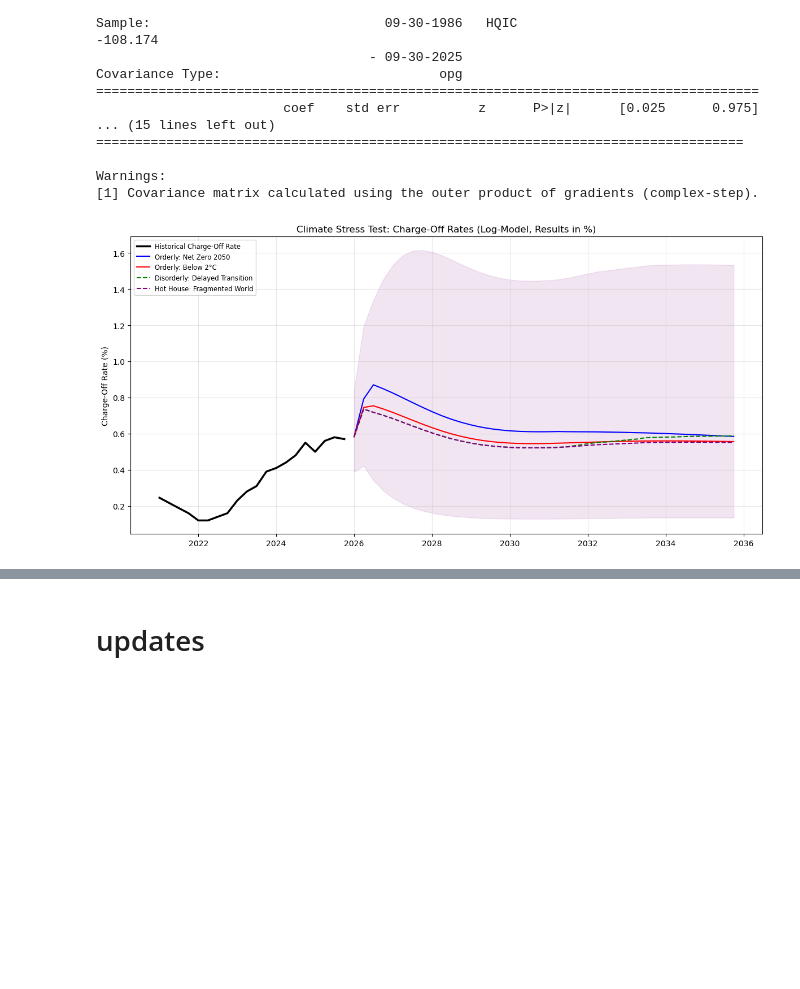
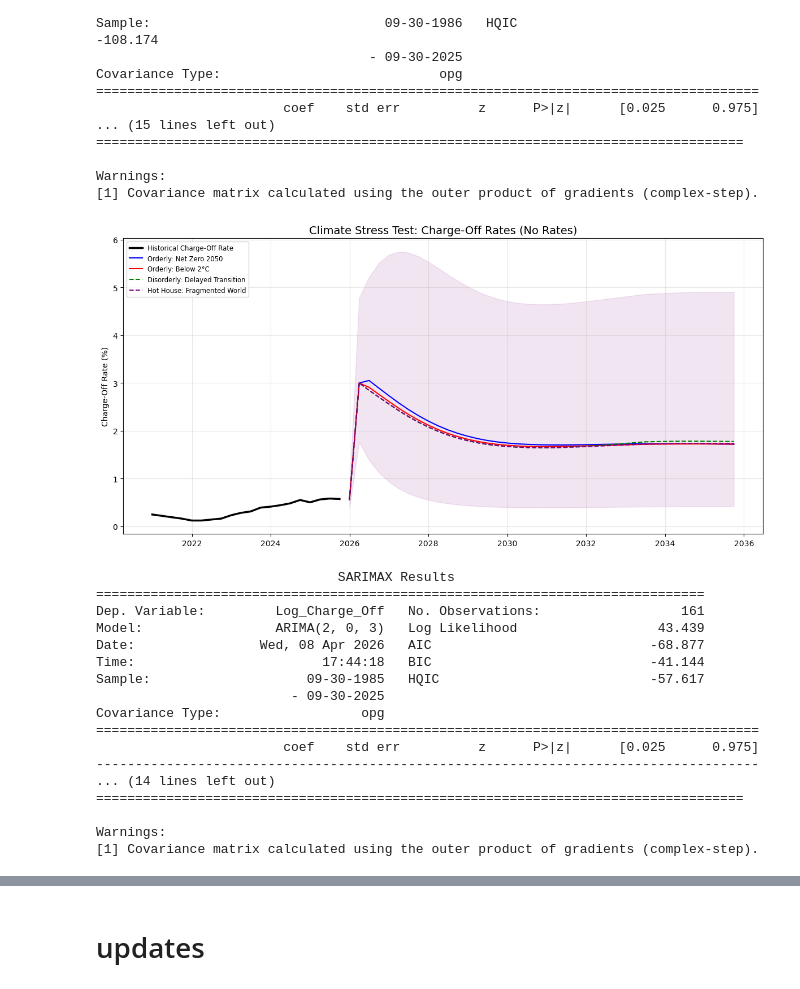
Before and after one commit to gpointd/ECON-522-Forecasting-Project, a Jupyter notebook: Climate Data/cleaner_analysis_riddhi.ipynb, the cells around one changed output, grey strips where cells are left out. Drawn from its saved outputs; the diff is of its cells as text; code cells hidden in the pictures; blank space fills up the shorter version.

```diff
--- a/Climate Data/cleaner_analysis_riddhi.ipynb
+++ b/Climate Data/cleaner_analysis_riddhi.ipynb
@@ -2517,15 +2520,14 @@ def clean_fred_data(file_path, value_col_name):
         return pd.DataFrame()
 
 # ---------------------------------------------------------
-# 2. LOAD DATA
+# 2. LOAD DATA (REMOVED RATES)
 # ---------------------------------------------------------
 df_charge = clean_fred_data('CORBLACBS.csv', 'Charge_Off')
 df_unemp = clean_fred_data('UNEMPLOYMENT.csv', 'Unemployment_Rate')
 df_gdp = clean_fred_data('GDPC1.csv', 'GDP')
-df_rates = clean_fred_data('FEDFUNDS.csv', 'Rates')
 
 df_history = pd.concat([
-    df_charge, df_unemp, df_gdp, df_rates
+    df_charge, df_unemp, df_gdp
 ], axis=1).dropna()
 
 # ---------------------------------------------------------
@@ -2538,26 +2540,25 @@ for col in ['Charge_Off', 'Unemployment_Rate']:
     df_history[col] = df_history[col].interpolate(method='linear')
 
 # ---------------------------------------------------------
-# 4. LOG TRANSFORM (KEY FIX)
+# 4. LOG TRANSFORM
 # ---------------------------------------------------------
 epsilon = 1e-6
 df_history['Charge_Off_Pos'] = df_history['Charge_Off'].clip(lower=epsilon)
 df_history['Log_Charge_Off'] = np.log(df_history['Charge_Off_Pos'])
 
 # ---------------------------------------------------------
-# 5. FEATURE ENGINEERING
+# 5. FEATURE ENGINEERING (REMOVED RATES)
 # ---------------------------------------------------------
 df_history['Unemployment_Lag2'] = df_history['Unemployment_Rate'].shift(2)
 df_history['GDP_Lag1'] = df_history['GDP'].shift(1)
-df_history['Rates_Lag1'] = df_history['Rates'].shift(1)
 
 df_train = df_history.dropna()
 
 # ---------------------------------------------------------
-# 6. TRAIN MODEL
+# 6. TRAIN MODEL (REMOVED RATES)
 # ---------------------------------------------------------
 y = df_train['Log_Charge_Off']
-X = df_train[['Unemployment_Lag2', 'GDP_Lag1', 'Rates_Lag1']]
+X = df_train[['Unemployment_Lag2', 'GDP_Lag1']]
 
 model = ARIMA(
     y,
@@ -2592,37 +2593,33 @@ def get_ngfs_series(scenario, keyword):
     return ngfs_quarterly[cols[0]]
 
 # ---------------------------------------------------------
-# 9. BUILD EXOG
+# 9. BUILD EXOG (REMOVED RATES)
 # ---------------------------------------------------------
 def build_ngfs_exog_multi(scenario):
 
     unemp_shock = get_ngfs_series(scenario, "Unemployment")
     gdp_series = get_ngfs_series(scenario, "Gross Domestic Product")
-    rate_series = get_ngfs_series(scenario, "Central bank")
 
     unemp_shock = unemp_shock.loc[forecast_dates[0]:].head(forecast_steps)
     gdp_series = gdp_series.loc[forecast_dates[0]:].head(forecast_steps)
-    rate_series = rate_series.loc[forecast_dates[0]:].head(forecast_steps)
 
     unemp_future = last_unemp + unemp_shock
 
     future = pd.DataFrame({
         'Unemployment_Rate': unemp_future.values,
-        'GDP': gdp_series.values,
-        'Rates': rate_series.values
+        'GDP': gdp_series.values
     }, index=forecast_dates)
 
-    full = pd.concat([df_history[['Unemployment_Rate','GDP','Rates']], future])
+    full = pd.concat([df_history[['Unemployment_Rate','GDP']], future])
 
     X_f = pd.DataFrame(index=forecast_dates)
     X_f['Unemployment_Lag2'] = full['Unemployment_Rate'].shift(2).loc[forecast_dates]
     X_f['GDP_Lag1'] = full['GDP'].shift(1).loc[forecast_dates]
-    X_f['Rates_Lag1'] = full['Rates'].shift(1).loc[forecast_dates]
 
     return X_f
 
 # ---------------------------------------------------------
-# 10. RUN SCENARIOS (CORRECT TRANSFORMATION)
+# 10. RUN SCENARIOS
 # ---------------------------------------------------------
 scenarios = {
     "Net Zero 2050": "Orderly: Net Zero 2050",
@@ -2639,12 +2636,10 @@ for key in scenarios:
     X_future = build_ngfs_exog_multi(key)
     fcst = model_fit.get_forecast(steps=forecast_steps, exog=X_future)
 
-    # LOG SPACE
     m = fcst.predicted_mean
     v = fcst.var_pred_mean
     ci_log = fcst.conf_int()
 
-    # ✅ CORRECT BACK-TRANSFORMATION
     pred_mean[key] = np.exp(m + 0.5 * v)
 
     ci_level = np.exp(ci_log)
@@ -2674,34 +2669,52 @@ colors = {
 linestyles = {
     "Net Zero 2050": "-",
     "Below 2°C": "-",
     "Delayed transition": "--",
     "Fragmented World": "--"
 }
 
 for key in scenarios:
     plt.plot(
         forecast_dates,
         pred_mean[key],
         label=scenarios[key],
         color=colors[key],
         linestyle=linestyles[key]
     )
 
-# Confidence interval (Fragmented World)
 plt.fill_between(
     forecast_dates,
     conf_int["Fragmented World"]['lower'],
     conf_int["Fragmented World"]['upper'],
     color='purple',
     alpha=0.1
 )
 
-plt.title('Climate Stress Test: Charge-Off Rates (Log-Model, Results in %)')
+plt.title('Climate Stress Test: Charge-Off Rates (No Rates)', fontsize=14)
 plt.ylabel('Charge-Off Rate (%)')
 plt.legend(loc='upper left', fontsize='small')
 plt.grid(True, alpha=0.3)
 plt.tight_layout()
 plt.show()
+
+print(model_fit.summary())
 # %% [output]
-[figure, old version]
+[figure, new version]
+                               SARIMAX Results
+==============================================================================
+Dep. Variable:         Log_Charge_Off   No. Observations:                  161
+Model:                 ARIMA(2, 0, 3)   Log Likelihood                  43.439
+Date:                Wed, 08 Apr 2026   AIC                            -68.877
+Time:                        17:44:18   BIC                            -41.144
+Sample:                    09-30-1985   HQIC                           -57.617
+                         - 09-30-2025
+Covariance Type:                  opg
+=====================================================================================
+                        coef    std err          z      P>|z|      [0.025      0.975]
+-------------------------------------------------------------------------------------
+... (14 lines left out)
+===================================================================================
+
+Warnings:
+[1] Covariance matrix calculated using the outer product of gradients (complex-step).
 # %%
```
Also changed, not shown: parts of 7 cells of this notebook.
